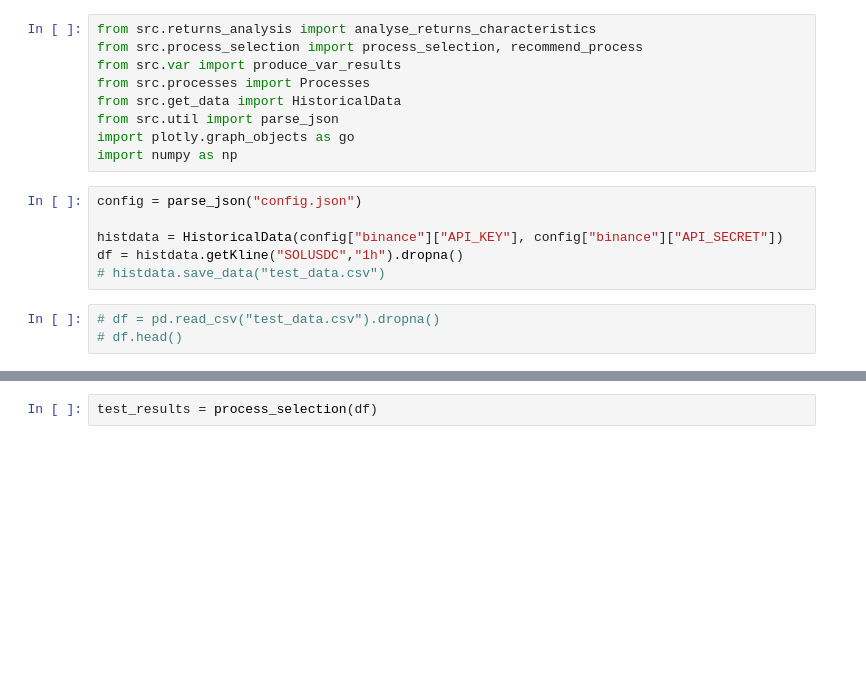
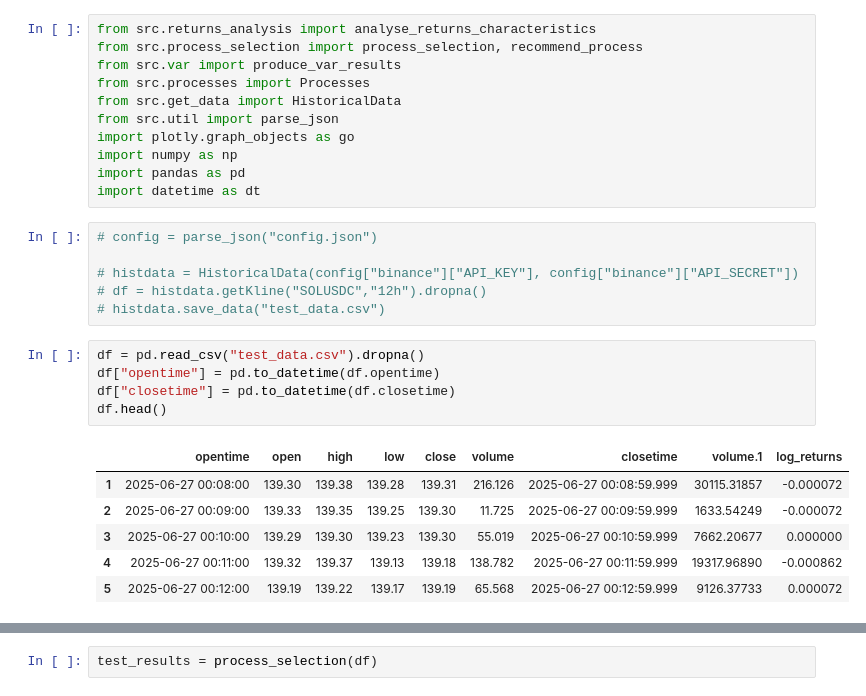
Before and after one commit to AshtonOli/Monte-Carlo-VaR, a Jupyter notebook: analysis.ipynb, the cells around one changed output, grey strips where cells are left out. Drawn from its saved outputs; the diff is of its cells as text; blank space fills up the shorter version.

```diff
--- a/analysis.ipynb
+++ b/analysis.ipynb
@@ -7,15 +7,26 @@ from src.get_data import HistoricalData
 from src.util import parse_json
 import plotly.graph_objects as go
 import numpy as np
+import pandas as pd
+import datetime as dt
 # %%
-config = parse_json("config.json")
+# config = parse_json("config.json")
 
-histdata = HistoricalData(config["binance"]["API_KEY"], config["binance"]["API_SECRET"])
-df = histdata.getKline("SOLUSDC","1h").dropna()
+# histdata = HistoricalData(config["binance"]["API_KEY"], config["binance"]["API_SECRET"])
+# df = histdata.getKline("SOLUSDC","12h").dropna()
 # histdata.save_data("test_data.csv")
 # %%
-# df = pd.read_csv("test_data.csv").dropna()
-# df.head()
+df = pd.read_csv("test_data.csv").dropna()
+df["opentime"] = pd.to_datetime(df.opentime)
+df["closetime"] = pd.to_datetime(df.closetime)
+df.head()
+# %% [output]
+|  | opentime | open | high | low | close | volume | closetime | volume.1 | log_returns |
+| 1 | 2025-06-27 00:08:00 | 139.30 | 139.38 | 139.28 | 139.31 | 216.126 | 2025-06-27 00:08:59.999 | 30115.31857 | -0.000072 |
+| 2 | 2025-06-27 00:09:00 | 139.33 | 139.35 | 139.25 | 139.30 | 11.725 | 2025-06-27 00:09:59.999 | 1633.54249 | -0.000072 |
+| 3 | 2025-06-27 00:10:00 | 139.29 | 139.30 | 139.23 | 139.30 | 55.019 | 2025-06-27 00:10:59.999 | 7662.20677 | 0.000000 |
+| 4 | 2025-06-27 00:11:00 | 139.32 | 139.37 | 139.13 | 139.18 | 138.782 | 2025-06-27 00:11:59.999 | 19317.96890 | -0.000862 |
+| 5 | 2025-06-27 00:12:00 | 139.19 | 139.22 | 139.17 | 139.19 | 65.568 | 2025-06-27 00:12:59.999 | 9126.37733 | 0.000072 |
 # %%
 stats_summary = analyse_returns_characteristics(df)
 # %% [output]
```
Also changed, not shown: parts of 7 cells of this notebook.
